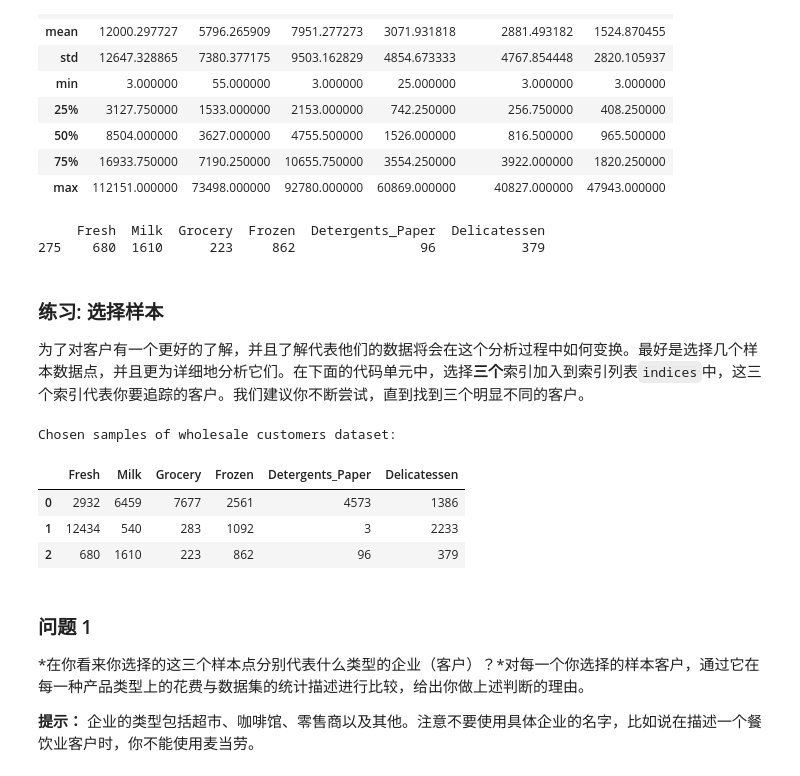
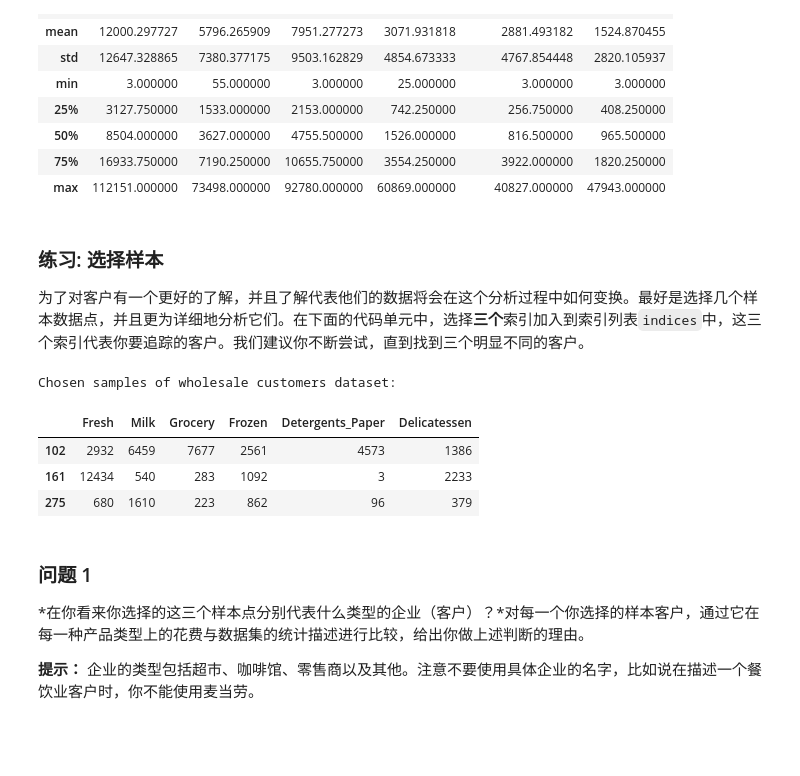
Before and after one commit to StevenHGuo/Unsupervised-Learning, a Jupyter notebook: creating_customer_segments/customer_segments.ipynb, the cells around one changed output. Saved outputs shown, nothing was run; the diff lists cells and outputs as text; code cells hidden in the pictures; blank space fills up the shorter version.

```diff
--- a/creating_customer_segments/customer_segments.ipynb
+++ b/creating_customer_segments/customer_segments.ipynb
@@ -58,28 +58,23 @@ display(data.describe())
 | 50% | 8504.000000 | 3627.000000 | 4755.500000 | 1526.000000 | 816.500000 | 965.500000 |
 | 75% | 16933.750000 | 7190.250000 | 10655.750000 | 3554.250000 | 3922.000000 | 1820.250000 |
 | max | 112151.000000 | 73498.000000 | 92780.000000 | 60869.000000 | 40827.000000 | 47943.000000 |
-# %%
-print data[data['Fresh'] == 680]
-# %% [output]
-     Fresh  Milk  Grocery  Frozen  Detergents_Paper  Delicatessen
-275    680  1610      223     862                96           379
 # %% [markdown]
 ### 练习: 选择样本
 为了对客户有一个更好的了解，并且了解代表他们的数据将会在这个分析过程中如何变换。最好是选择几个样本数据点，并且更为详细地分析它们。在下面的代码单元中，选择**三个**索引加入到索引列表`indices`中，这三个索引代表你要追踪的客户。我们建议你不断尝试，直到找到三个明显不同的客户。
 # %%
 # TODO：从数据集中选择三个你希望抽样的数据点的索引
 indices = [102, 161, 275]
 
 # 为选择的样本建立一个DataFrame
-samples = pd.DataFrame(data.loc[indices], columns = data.keys()).reset_index(drop = True)
+samples = pd.DataFrame(data.loc[indices], columns = data.keys())
 print "Chosen samples of wholesale customers dataset:"
 display(samples)
 # %% [output]
 Chosen samples of wholesale customers dataset:
 |  | Fresh | Milk | Grocery | Frozen | Detergents_Paper | Delicatessen |
-| 0 | 2932 | 6459 | 7677 | 2561 | 4573 | 1386 |
-| 1 | 12434 | 540 | 283 | 1092 | 3 | 2233 |
-| 2 | 680 | 1610 | 223 | 862 | 96 | 379 |
+| 102 | 2932 | 6459 | 7677 | 2561 | 4573 | 1386 |
+| 161 | 12434 | 540 | 283 | 1092 | 3 | 2233 |
+| 275 | 680 | 1610 | 223 | 862 | 96 | 379 |
 # %% [markdown]
 ### 问题 1
 *在你看来你选择的这三个样本点分别代表什么类型的企业（客户）？*对每一个你选择的样本客户，通过它在每一种产品类型上的花费与数据集的统计描述进行比较，给出你做上述判断的理由。
```
Also changed, not shown: parts of 11 cells of this notebook, 1 other file.
